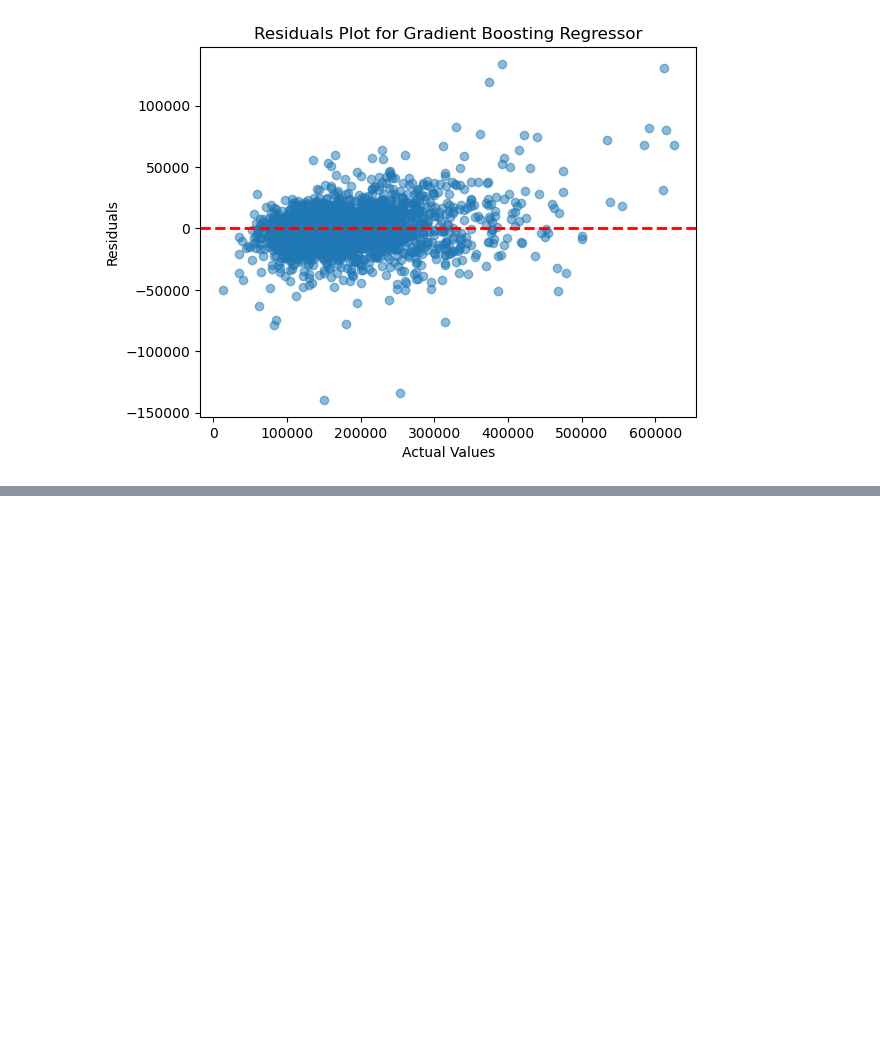
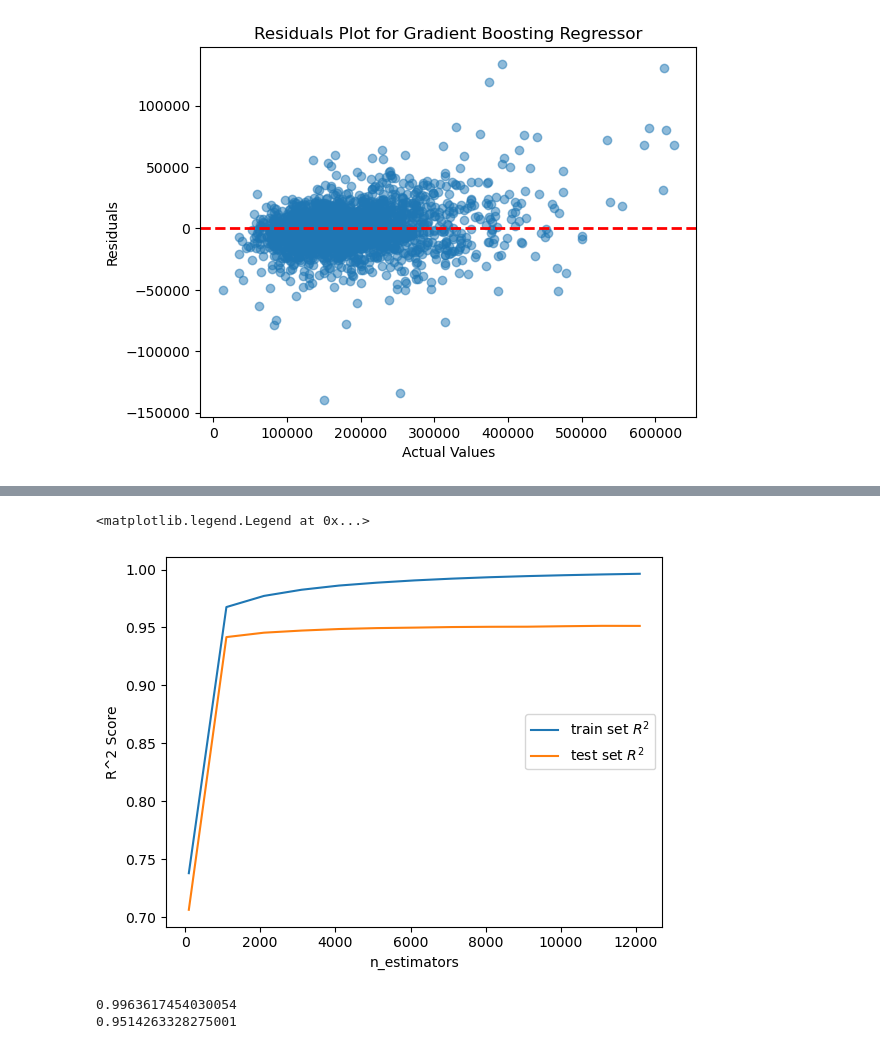
Before and after one commit to nherman3/NYCDSA_ML_Project, a Jupyter notebook: _ML_Project-TEST.ipynb, the cells around one changed output, grey strips where cells are left out. Drawn from its saved outputs; the diff is of its cells as text; code cells hidden in the pictures; blank space fills up the shorter version.

```diff
--- a/_ML_Project-TEST.ipynb
+++ b/_ML_Project-TEST.ipynb
@@ -2754,0 +2798,47 @@ plt.show()
+# %%
+gbmr = GradientBoostingRegressor()
+
+start_time = time.time()
+
+# Separate features and target variable
+X = df_numerical[features_ranked_by_importance6[:51]]
+y = df_numerical['SalePrice']
+
+gbmr.set_params(
+    max_features= 0.2,
+    learning_rate=0.011,
+    max_depth=3,
+    min_samples_split=5,
+    n_estimators=14000,
+    subsample=0.3,
+    random_state=42)
+
+# Split the data into training and testing sets
+X_train, X_test, y_train, y_test = train_test_split(X, y, test_size=0.2, random_state=42)
+n_estimators = 13100
+
+train_r2d = []
+test_r2d  = []
+steps = range(100,13100,1000)
+
+gbmr.fit(X_train, y_train)
+gen_train = gbmr.staged_predict(X_train)
+gen_test  = gbmr.staged_predict(X_test)
+
+for n in range(n_estimators):
+           predicted_train = next(gen_train)
+           predicted_test  = next(gen_test)
+           if n not in steps: continue
+           train_r2d.append(r2_score(y_train, predicted_train))
+           test_r2d.append(r2_score(y_test, predicted_test))
+
+end_time = time.time()
+elapsed_time = end_time - start_time
+print(f"Elapsed Time: {elapsed_time:.2f} seconds")
+
+plt.plot(steps, train_r2d, label='train set $R^2$')
+plt.plot(steps, test_r2d, label='test set $R^2$')
+plt.ylabel('R^2 Score')
+plt.xlabel('n_estimators')
+plt.legend(loc=7)
+# %% [output]
@@ -2754,0 +2846,8 @@ plt.show()
+<matplotlib.legend.Legend at 0x...>
+[figure, added]
+# %%
+print(max(train_r2d))
+print(max(test_r2d))
+# %% [output]
+0.9963617454030054
+0.9514263328275001
```
Also changed, not shown: parts of 6 cells of this notebook.
